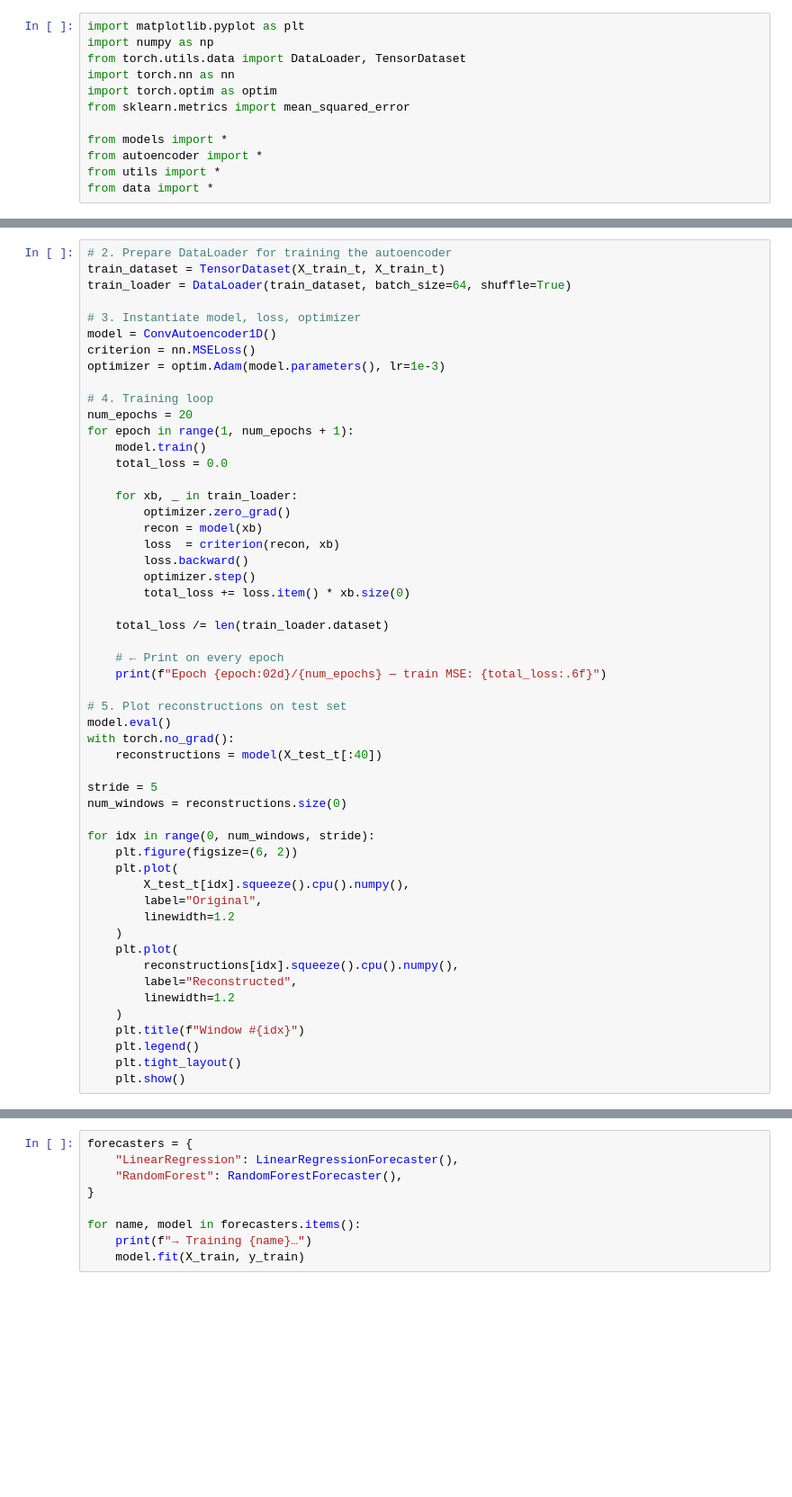
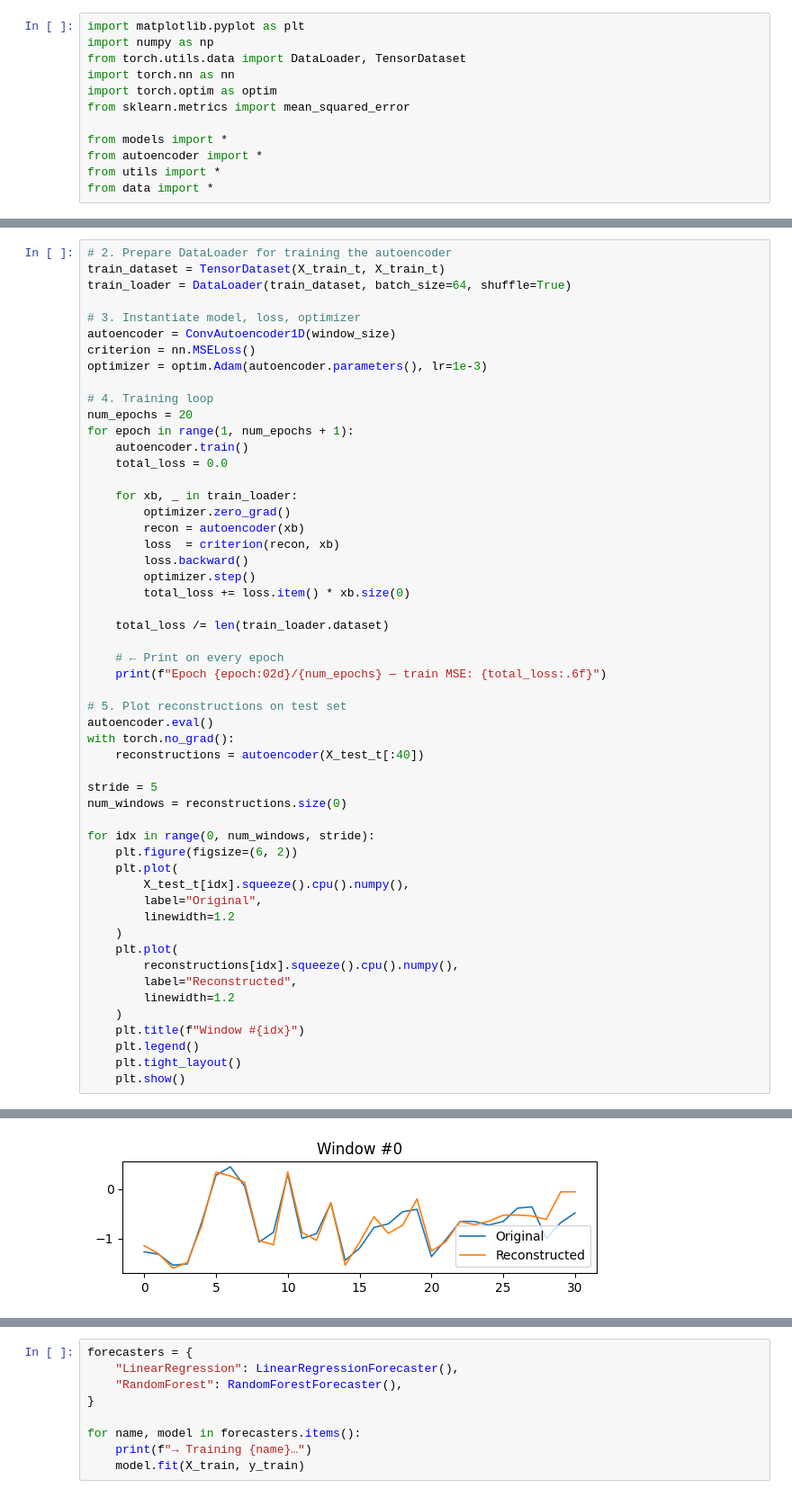
Before and after one commit to IliasAttary/bachelor_thesis, a Jupyter notebook: main.ipynb, the cells around one changed output, grey strips where cells are left out. Shown: that part at 90% size. Drawn from its saved outputs; the diff is of its cells as text; blank space fills up the shorter version.

```diff
--- a/main.ipynb
+++ b/main.ipynb
@@ -27,19 +28,19 @@ train_dataset = TensorDataset(X_train_t, X_train_t)
 train_loader = DataLoader(train_dataset, batch_size=64, shuffle=True)
 
 # 3. Instantiate model, loss, optimizer
-model = ConvAutoencoder1D()
+autoencoder = ConvAutoencoder1D(window_size)
 criterion = nn.MSELoss()
-optimizer = optim.Adam(model.parameters(), lr=1e-3)
+optimizer = optim.Adam(autoencoder.parameters(), lr=1e-3)
 
 # 4. Training loop
 num_epochs = 20
 for epoch in range(1, num_epochs + 1):
-    model.train()
+    autoencoder.train()
     total_loss = 0.0
 
     for xb, _ in train_loader:
         optimizer.zero_grad()
-        recon = model(xb)
+        recon = autoencoder(xb)
         loss  = criterion(recon, xb)
         loss.backward()
         optimizer.step()
@@ -51,9 +52,9 @@ for epoch in range(1, num_epochs + 1):
     print(f"Epoch {epoch:02d}/{num_epochs} — train MSE: {total_loss:.6f}")
 
 # 5. Plot reconstructions on test set
-model.eval()
+autoencoder.eval()
 with torch.no_grad():
-    reconstructions = model(X_test_t[:40])
+    reconstructions = autoencoder(X_test_t[:40])
 
 stride = 5
 num_windows = reconstructions.size(0)
@@ -78,0 +99 @@ RuntimeError: The size of tensor a (30) must match the size of tensor b (29) at
+[figure, added]
```
Also changed, not shown: parts of 5 cells of this notebook.
